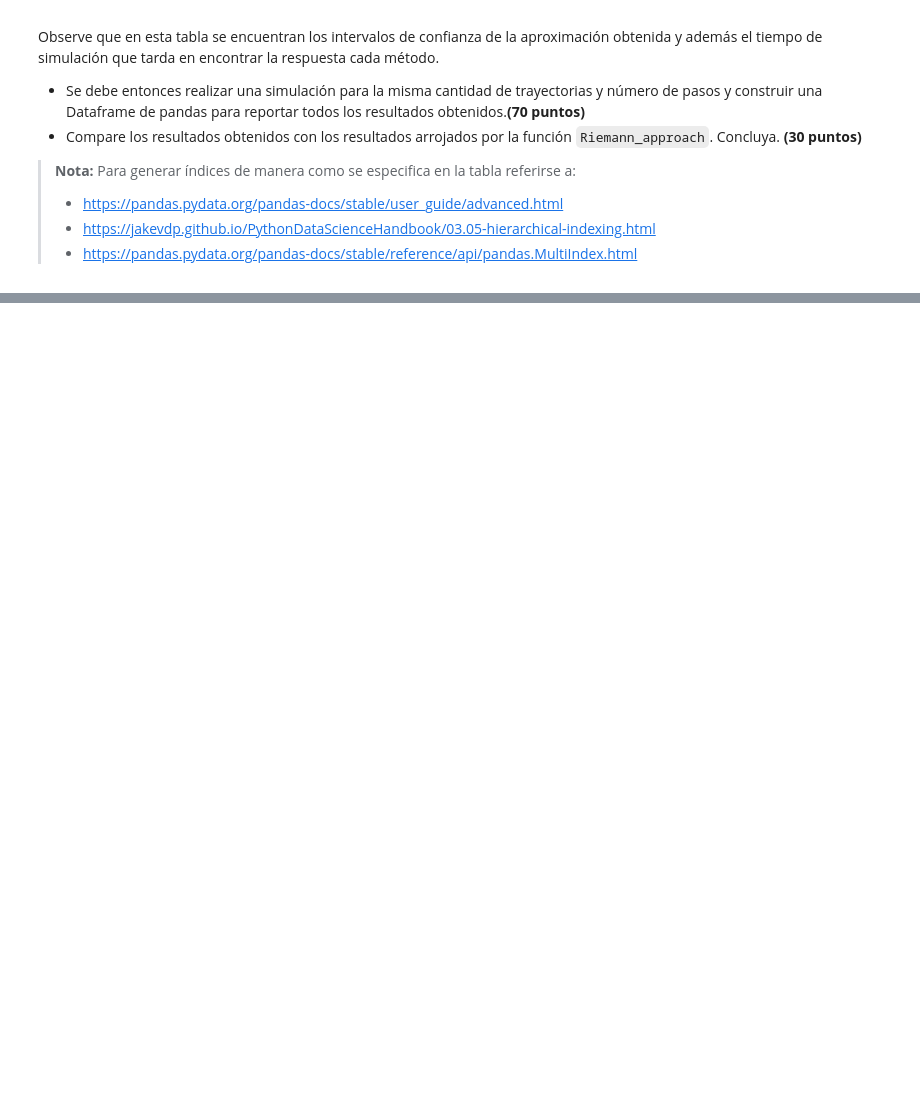
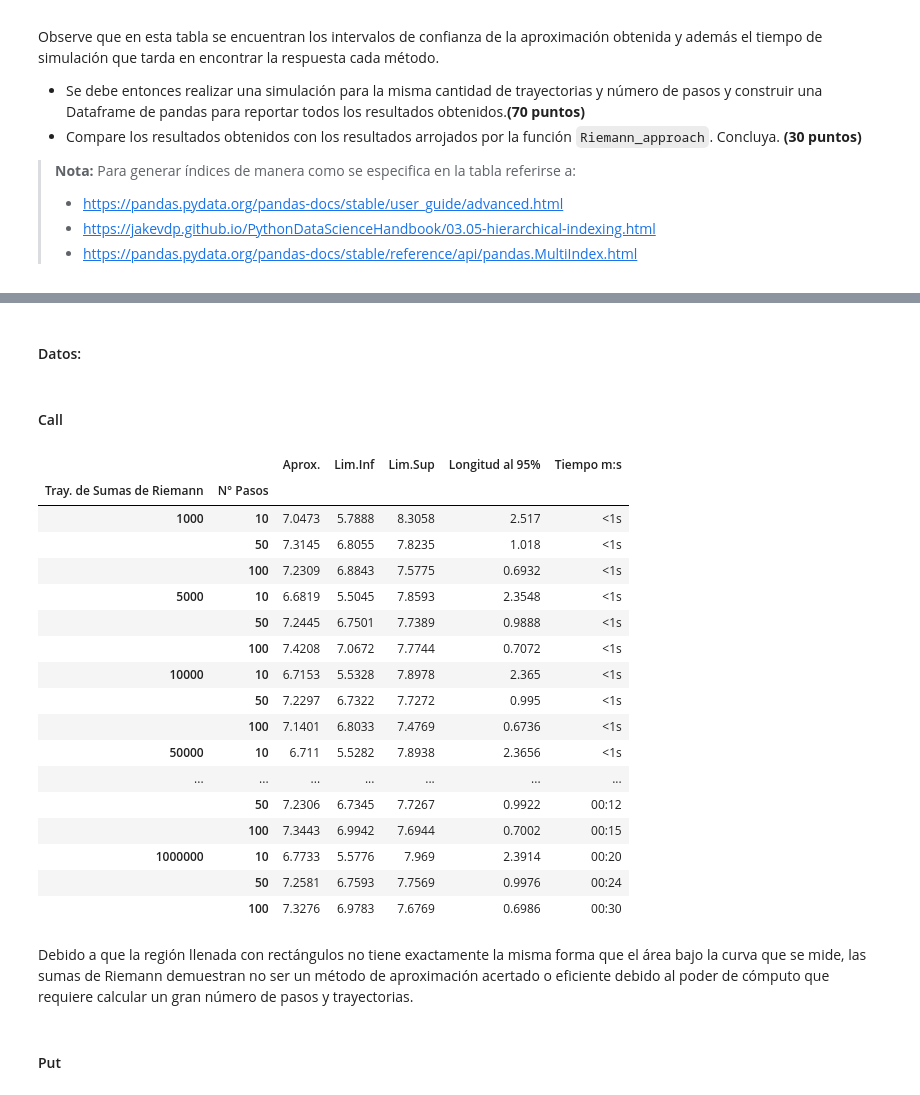
Before and after one commit to EMarquez7/Tarea9_AMAguilera_EMarquez, a Jupyter notebook: Tarea9_AMAguilera_EMarquez.ipynb, the cells around one changed output, grey strips where cells are left out. Drawn from its saved outputs; the diff is of its cells as text; code cells hidden in the pictures; blank space fills up the shorter version.

Commit message:
Tarea 9
Aprox. del precio de la prima euroasiática C/P por aproximación de Trapecios y Sumas de Riemann.

```diff
--- a/Tarea9_AMAguilera_EMarquez.ipynb
+++ b/Tarea9_AMAguilera_EMarquez.ipynb
@@ -32,0 +152,63 @@ Observe que en esta tabla se encuentran los intervalos de confianza de la aproxi
+# %% [markdown]
+#### Datos:
+# %%
+NbTraj = [1000, 5000, 10000, 50000, 100000, 500000, 1000000] #NBtraj: Trayectorias en las columnas
+NbStep = [10, 50, 100] #Nbstep: Pasos o días en filas
+T=1 #año
+S0 = 100 #Precio inicial
+K = 100 #Precio de ejercicio del call euroasiatico
+r = 0.10 #Tasa libre de riesgo
+sigma = 0.2 #Desv. std de los rendimientos
+# %% [markdown]
+#### Call
+# %%
+arr_df = list(map(lambda nb_traj: list(map(lambda nb_step: Sumas_de_Riemann(K, r, S0, nb_traj, nb_step,
+                                                                    sigma, T, 'call'),
+                                 NbStep)),
+         NbTraj))
+
+Aprox=[arr_df[nstep][ntraj][0] for nstep in range(len(NbTraj)) for ntraj in range(len(NbStep))]
+LI=[arr_df[nstep][ntraj][1] for nstep in range(len(NbTraj)) for ntraj in range(len(NbStep))]
+LS=[arr_df[nstep][ntraj][2] for nstep in range(len(NbTraj)) for ntraj in range(len(NbStep))]
+L=[arr_df[nstep][ntraj][3] for nstep in range(len(NbTraj)) for ntraj in range(len(NbStep))]
+t=[arr_df[nstep][ntraj][4] for nstep in range(len(NbTraj)) for ntraj in range(len(NbStep))]
+# %%
+arrays = [
+    np.array([1000,1000,1000,5000,5000,5000,10000,10000,10000,50000,50000,50000,\
+              100000,100000,100000,500000,500000,500000,1000000,1000000,1000000]),
+    np.array([10,50,100,10,50,100,10,50,100,10,50,100,10,50,100,10,50,100,10,50,100]),
+]
+
+df = pd.DataFrame({'Aprox.': Aprox ,
+                   'Lim.Inf':LI,
+                   'Lim.Sup':LS,
+                   'Longitud al 95%':L,
+                   'Tiempo m:s':t}, index=arrays)
+
+df.index.set_names(['Tray. de Sumas de Riemann', 'N° Pasos'],inplace=True)
+pd.set_option('display.max_columns', None)
+pd.set_option('display.max_rows', None)
+df
+# %% [output]
+|  |  | Aprox. | Lim.Inf | Lim.Sup | Longitud al 95% | Tiempo m:s |
+| Tray. de Sumas de Riemann | N° Pasos |  |  |  |  |  |
+| 1000 | 10 | 7.0473 | 5.7888 | 8.3058 | 2.517 | <1s |
+|  | 50 | 7.3145 | 6.8055 | 7.8235 | 1.018 | <1s |
+|  | 100 | 7.2309 | 6.8843 | 7.5775 | 0.6932 | <1s |
+| 5000 | 10 | 6.6819 | 5.5045 | 7.8593 | 2.3548 | <1s |
+|  | 50 | 7.2445 | 6.7501 | 7.7389 | 0.9888 | <1s |
+|  | 100 | 7.4208 | 7.0672 | 7.7744 | 0.7072 | <1s |
+| 10000 | 10 | 6.7153 | 5.5328 | 7.8978 | 2.365 | <1s |
+|  | 50 | 7.2297 | 6.7322 | 7.7272 | 0.995 | <1s |
+|  | 100 | 7.1401 | 6.8033 | 7.4769 | 0.6736 | <1s |
+| 50000 | 10 | 6.711 | 5.5282 | 7.8938 | 2.3656 | <1s |
+| ... | ... | ... | ... | ... | ... | ... |
+|  | 50 | 7.2306 | 6.7345 | 7.7267 | 0.9922 | 00:12 |
+|  | 100 | 7.3443 | 6.9942 | 7.6944 | 0.7002 | 00:15 |
+| 1000000 | 10 | 6.7733 | 5.5776 | 7.969 | 2.3914 | 00:20 |
+|  | 50 | 7.2581 | 6.7593 | 7.7569 | 0.9976 | 00:24 |
+|  | 100 | 7.3276 | 6.9783 | 7.6769 | 0.6986 | 00:30 |
+# %% [markdown]
+Debido a que la región llenada con rectángulos no tiene exactamente la misma forma que el área bajo la curva que se mide, las sumas de Riemann demuestran no ser un método de aproximación acertado o eficiente debido al poder de cómputo que requiere calcular un gran número de pasos y trayectorias.
+# %% [markdown]
+#### Put
```
Also changed, not shown: parts of 21 cells of this notebook.
